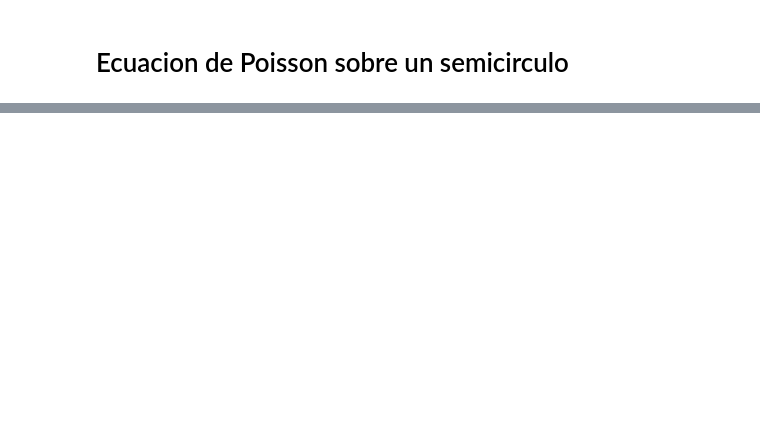
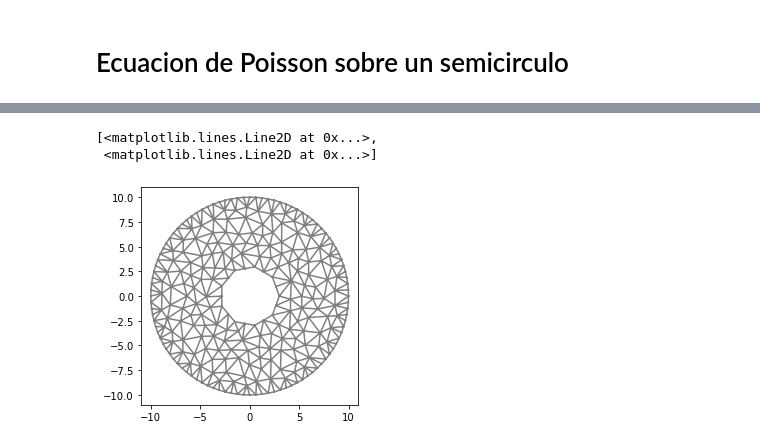
Before and after one commit to Matcraft94/PDEs, a Jupyter notebook: Poisson-No-Lineal.ipynb, the cells around one changed output, grey strips where cells are left out. Drawn from its saved outputs; the diff is of its cells as text; code cells hidden in the pictures; blank space fills up the shorter version.

```diff
--- a/Poisson-No-Lineal.ipynb
+++ b/Poisson-No-Lineal.ipynb
@@ -10,0 +12,19 @@ ImportError: cannot import name 'sub_forms_by_domain' from 'ufl.form' (/home/poe
+# %%
+%%time
+Rad = 10
+Ri = 3.
+num_seg = 100
+
+domain = Circle(Point(0., 0.), Rad, num_seg)
+
+# Semidisco
+#domain = (domain - Rectangle(Point(-Rad, -Rad), Point(Rad, 0.)) - Circle(Point(0., 0.), Ri))
+
+# Disco
+domain = (domain - Circle(Point(0., 0.), Ri))
+
+mesh_res = 10
+mesh = generate_mesh(domain, mesh_res)
+
+plot(mesh)
+# %% [output]
@@ -10,0 +33,3 @@ ImportError: cannot import name 'sub_forms_by_domain' from 'ufl.form' (/home/poe
+[<matplotlib.lines.Line2D at 0x...>,
+ <matplotlib.lines.Line2D at 0x...>]
+[figure, added]
```
Also changed, not shown: parts of 10 cells of this notebook.
